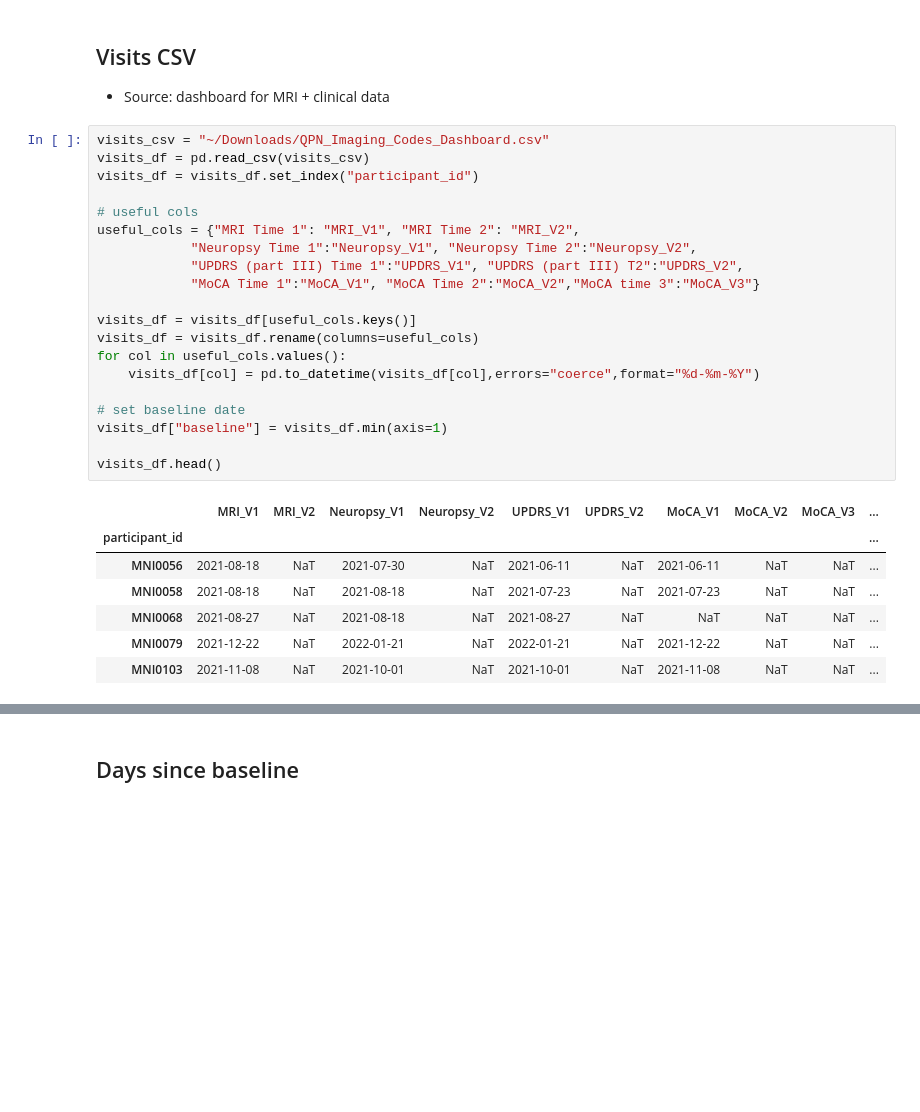
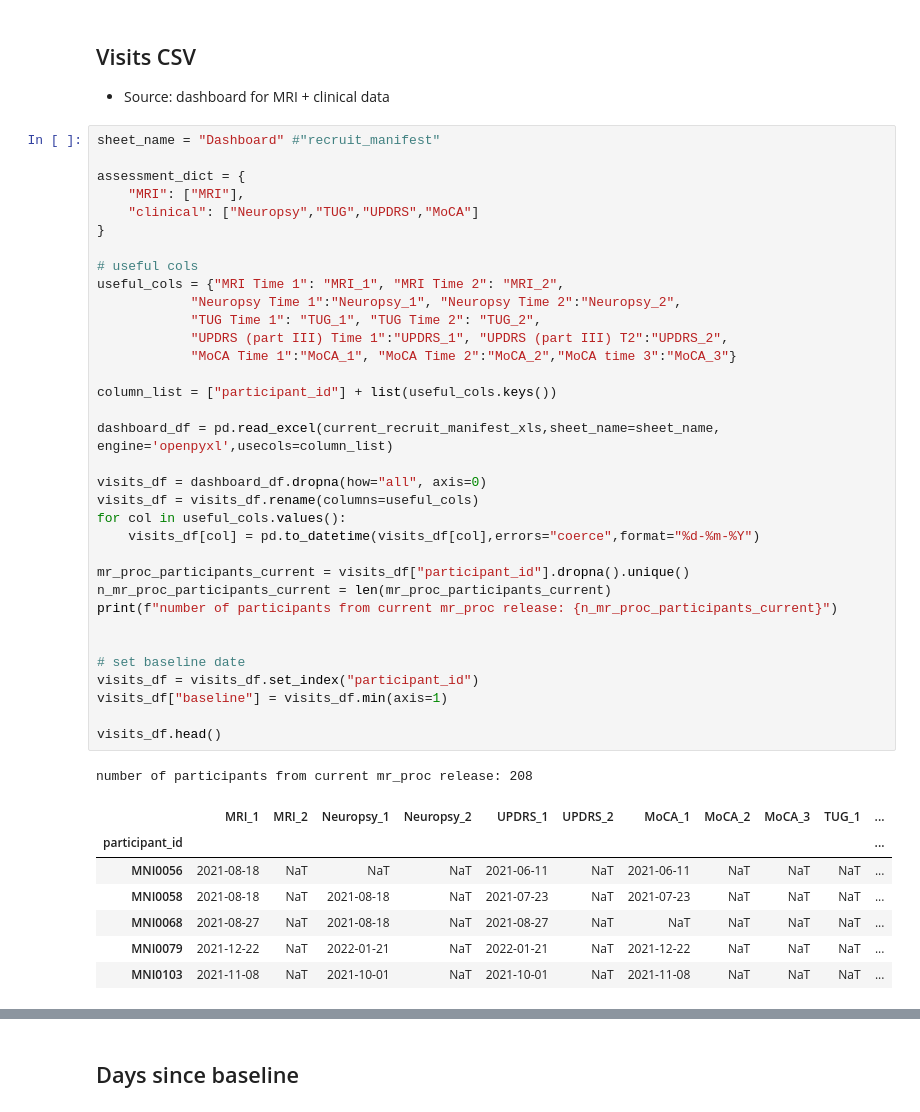
Before and after one commit to nipoppy/nipoppy, a Jupyter notebook: notebooks/visits.ipynb, the cells around one changed output, grey strips where cells are left out. Drawn from its saved outputs; the diff is of its cells as text; blank space fills up the shorter version.

Commit message:
updated fetch_dicom_script to match new manifest schema

```diff
--- a/notebooks/visits.ipynb
+++ b/notebooks/visits.ipynb
@@ -23,31 +23,46 @@ from itertools import combinations
 ## Visits CSV
 - Source: dashboard for MRI + clinical data
 # %%
-visits_csv = "~/Downloads/QPN_Imaging_Codes_Dashboard.csv"
-visits_df = pd.read_csv(visits_csv)
-visits_df = visits_df.set_index("participant_id")
+sheet_name = "Dashboard" #"recruit_manifest"
+
+assessment_dict = {
+    "MRI": ["MRI"],
+    "clinical": ["Neuropsy","TUG","UPDRS","MoCA"]
+}
 
 # useful cols
-useful_cols = {"MRI Time 1": "MRI_V1", "MRI Time 2": "MRI_V2",
-            "Neuropsy Time 1":"Neuropsy_V1", "Neuropsy Time 2":"Neuropsy_V2",
-            "UPDRS (part III) Time 1":"UPDRS_V1", "UPDRS (part III) T2":"UPDRS_V2",
-            "MoCA Time 1":"MoCA_V1", "MoCA Time 2":"MoCA_V2","MoCA time 3":"MoCA_V3"}
+useful_cols = {"MRI Time 1": "MRI_1", "MRI Time 2": "MRI_2",
+            "Neuropsy Time 1":"Neuropsy_1", "Neuropsy Time 2":"Neuropsy_2",
+            "TUG Time 1": "TUG_1", "TUG Time 2": "TUG_2",
+            "UPDRS (part III) Time 1":"UPDRS_1", "UPDRS (part III) T2":"UPDRS_2",
+            "MoCA Time 1":"MoCA_1", "MoCA Time 2":"MoCA_2","MoCA time 3":"MoCA_3"}
 
-visits_df = visits_df[useful_cols.keys()]
+column_list = ["participant_id"] + list(useful_cols.keys())
+
+dashboard_df = pd.read_excel(current_recruit_manifest_xls,sheet_name=sheet_name, engine='openpyxl',usecols=column_list)
+
+visits_df = dashboard_df.dropna(how="all", axis=0)
 visits_df = visits_df.rename(columns=useful_cols)
 for col in useful_cols.values():
     visits_df[col] = pd.to_datetime(visits_df[col],errors="coerce",format="%d-%m-%Y")
 
+mr_proc_participants_current = visits_df["participant_id"].dropna().unique()
+n_mr_proc_participants_current = len(mr_proc_participants_current)
+print(f"number of participants from current mr_proc release: {n_mr_proc_participants_current}")
+
+
 # set baseline date
+visits_df = visits_df.set_index("participant_id")
 visits_df["baseline"] = visits_df.min(axis=1)
 
 visits_df.head()
 # %% [output]
+number of participants from current mr_proc release: 208
-|  | MRI_V1 | MRI_V2 | Neuropsy_V1 | Neuropsy_V2 | UPDRS_V1 | UPDRS_V2 | MoCA_V1 | MoCA_V2 | MoCA_V3 | ... |
-| participant_id |  |  |  |  |  |  |  |  |  | ... |
-| MNI0056 | 2021-08-18 | NaT | 2021-07-30 | NaT | 2021-06-11 | NaT | 2021-06-11 | NaT | NaT | ... |
-| MNI0058 | 2021-08-18 | NaT | 2021-08-18 | NaT | 2021-07-23 | NaT | 2021-07-23 | NaT | NaT | ... |
-| MNI0068 | 2021-08-27 | NaT | 2021-08-18 | NaT | 2021-08-27 | NaT | NaT | NaT | NaT | ... |
-| MNI0079 | 2021-12-22 | NaT | 2022-01-21 | NaT | 2022-01-21 | NaT | 2021-12-22 | NaT | NaT | ... |
-| MNI0103 | 2021-11-08 | NaT | 2021-10-01 | NaT | 2021-10-01 | NaT | 2021-11-08 | NaT | NaT | ... |
+|  | MRI_1 | MRI_2 | Neuropsy_1 | Neuropsy_2 | UPDRS_1 | UPDRS_2 | MoCA_1 | MoCA_2 | MoCA_3 | TUG_1 | ... |
+| participant_id |  |  |  |  |  |  |  |  |  |  | ... |
+| MNI0056 | 2021-08-18 | NaT | NaT | NaT | 2021-06-11 | NaT | 2021-06-11 | NaT | NaT | NaT | ... |
+| MNI0058 | 2021-08-18 | NaT | 2021-08-18 | NaT | 2021-07-23 | NaT | 2021-07-23 | NaT | NaT | NaT | ... |
+| MNI0068 | 2021-08-27 | NaT | 2021-08-18 | NaT | 2021-08-27 | NaT | NaT | NaT | NaT | NaT | ... |
+| MNI0079 | 2021-12-22 | NaT | 2022-01-21 | NaT | 2022-01-21 | NaT | 2021-12-22 | NaT | NaT | NaT | ... |
+| MNI0103 | 2021-11-08 | NaT | 2021-10-01 | NaT | 2021-10-01 | NaT | 2021-11-08 | NaT | NaT | NaT | ... |
 # %%
```
Also changed, not shown: parts of 2 cells of this notebook, 2 other files.
